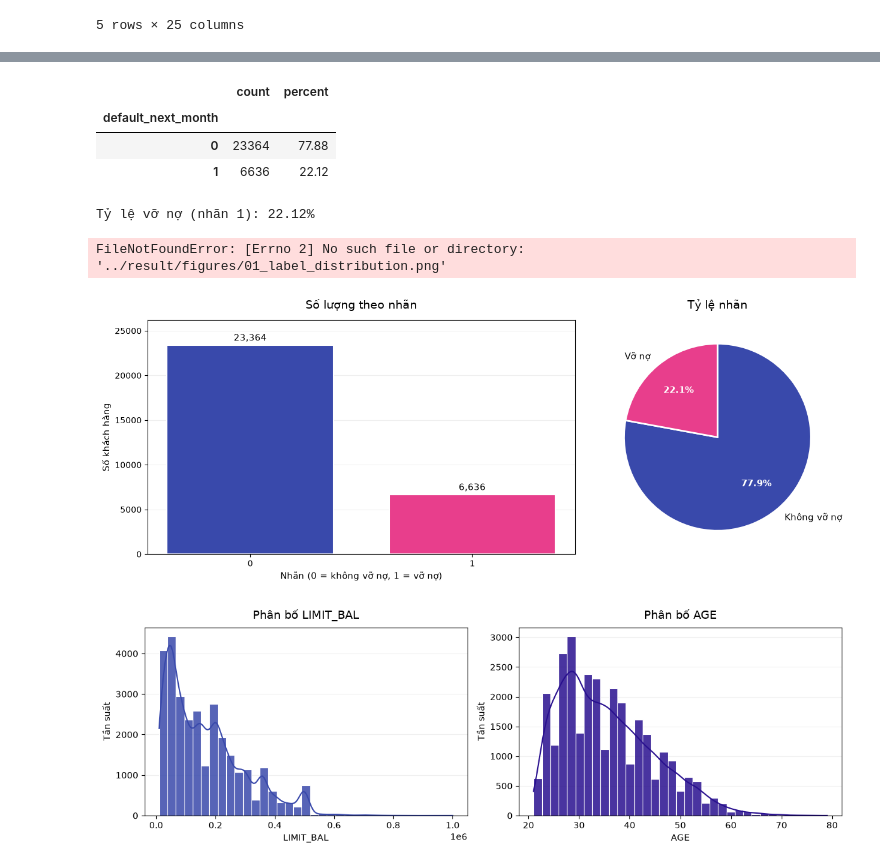
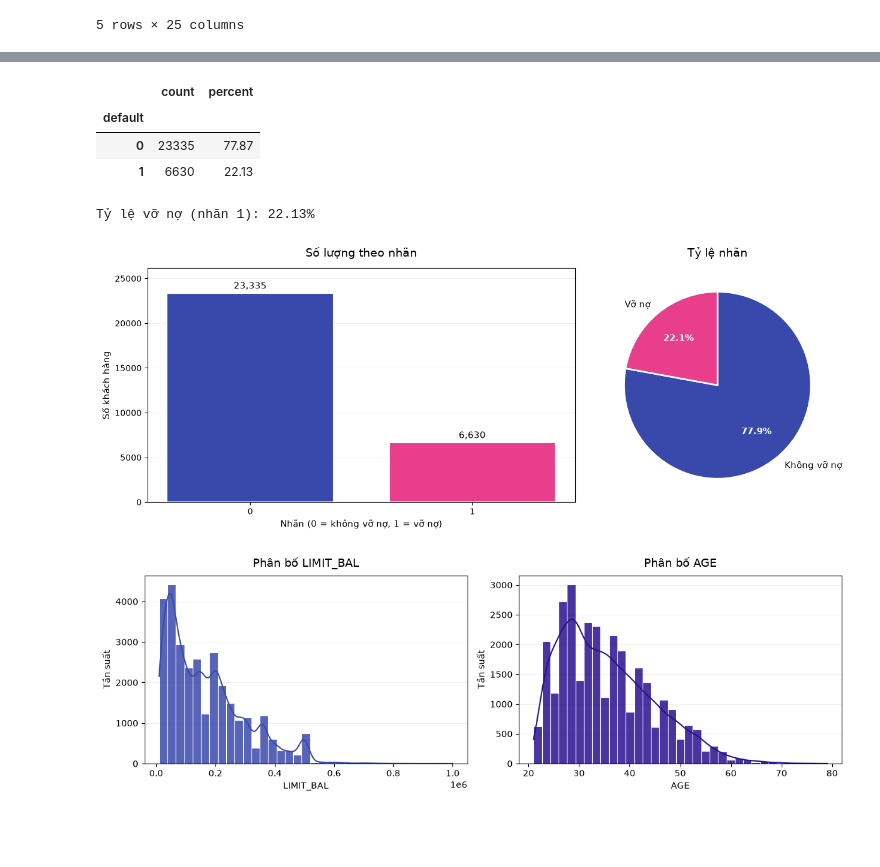
Before and after one commit to Nguen-03/ML_report, a Jupyter notebook: notebook/EDA.ipynb, the cells around one changed output, grey strips where cells are left out. Saved outputs shown, nothing was run; the diff lists cells and outputs as text; code cells hidden in the pictures; blank space fills up the shorter version.

```diff
--- a/notebook/EDA.ipynb
+++ b/notebook/EDA.ipynb
@@ -107,3 +103,36 @@ Kích thước dữ liệu: (30000, 25)
 | 3 | 4 | 50000 | 2 | 2 | 1 | 37 | 0 | 0 | 0 | 0 | ... |
 | 4 | 5 | 50000 | 1 | 2 | 1 | 57 | -1 | 0 | -1 | 0 | ... |
 5 rows × 25 columns
+# %%
+# LÀM SẠCH DỮ LIỆU
+import json
+from pathlib import Path
+
+n_raw = len(df)
+
+# 1. Bỏ cột ID (phải bỏ TRƯỚC khi kiểm tra trùng)
+if "ID" in df.columns:
+    df = df.drop(columns="ID")
+
+# 2. Loại dòng trùng lặp hoàn toàn
+n_dup = int(df.duplicated().sum())
+df = df.drop_duplicates().reset_index(drop=True)
+print(f"Đã loại {n_dup} dòng trùng; còn {len(df)} dòng")
+
+# 3. Giá trị thiếu (bộ dữ liệu không có)
+assert df.isna().sum().sum() == 0, "Có giá trị thiếu!"
+
+# 4. Gộp mã không được mô tả vào nhóm "khác"
+for col, mapping in {"EDUCATION": {0: 4, 5: 4, 6: 4}, "MARRIAGE": {0: 3}}.items():
+    pct = df[col].isin(mapping.keys()).mean() * 100
+    print(f"{col}: {pct:.2f}% dòng được gộp (kỳ vọng < 2%)")
+    df[col] = df[col].replace(mapping)
+
+# 5. Ghi run_log.json
+Path("../results").mkdir(parents=True, exist_ok=True)
+with open("../results/run_log.json", "w", encoding="utf-8") as f:
+    json.dump({"n_rows_raw": n_raw,
+               "n_duplicates_removed": n_dup,
+               "n_rows_clean": len(df)}, f, ensure_ascii=False, indent=2)
+
+# PAY_1..PAY_6 giữ dạng số có thứ tự; BILL_AMT giữ giá trị âm; không cắt ngoại lai
@@ -213,7 +245,7 @@ PAY_1 (trạng thái thanh toán tháng gần nhất)
 
 
 # Tên cột mục tiêu
-target = "default_next_month"
+target = "default"
 
 # Thống kê nhãn 0 và 1
 target_counts = (
@@ -243,7 +275,7 @@ colors = [blue, pink]
 background = "#FFFFFF"
 
 # Tạo thư mục lưu biểu đồ
-# os.makedirs("figures", exist_ok=True)
+os.makedirs("../results/figures", exist_ok=True)
 
 # Tạo 2 biểu đồ cạnh nhau
 fig, ax = plt.subplots(
@@ -254,9 +286,8 @@ fig, ax = plt.subplots(
 
 fig.patch.set_facecolor(background)
 
-# =========================
 # 1. Biểu đồ cột
-# =========================
+
 bars = ax[0].bar(
     [str(i) for i in target_counts.index],
     target_counts.values,
@@ -291,9 +322,7 @@ ax[0].bar_label(
 
 ax[0].set_ylim(0, max(target_counts.max() * 1.12, 1))
 
-# =========================
 # 2. Biểu đồ tròn
-# =========================
 wedges, texts, autotexts = ax[1].pie(
     target_counts.values,
     labels=["Không vỡ nợ", "Vỡ nợ"],
@@ -307,38 +336,37 @@ wedges, texts, autotexts = ax[1].pie(
         "edgecolor": "white",
         "linewidth": 2
     },
     textprops={"fontsize": 11}
 )
 
 for text in autotexts:
     text.set_fontsize(11)
     text.set_color("white")
     text.set_fontweight("bold")
 
 ax[1].set_title(
     "Tỷ lệ nhãn",
     fontsize=14,
     pad=14
 )
 
 # Lưu và hiển thị
 plt.tight_layout()
 
 plt.savefig(
     "../results/figures/01_label_distribution.png",
     dpi=200,
     bbox_inches="tight",
     facecolor=fig.get_facecolor()
 )
 
 plt.show()
 # %% [output]
 |  | count | percent |
-| default_next_month |  |  |
-| 0 | 23364 | 77.88 |
-| 1 | 6636 | 22.12 |
+| default |  |  |
+| 0 | 23335 | 77.87 |
+| 1 | 6630 | 22.13 |
-Tỷ lệ vỡ nợ (nhãn 1): 22.12%
+Tỷ lệ vỡ nợ (nhãn 1): 22.13%
-FileNotFoundError: [Errno 2] No such file or directory: '../result/figures/01_label_distribution.png'
 [figure]
 # %%
 bill_cols = [f"BILL_AMT{i}" for i in range(1, 7)]
```
Also changed, not shown: parts of 8 cells of this notebook.
